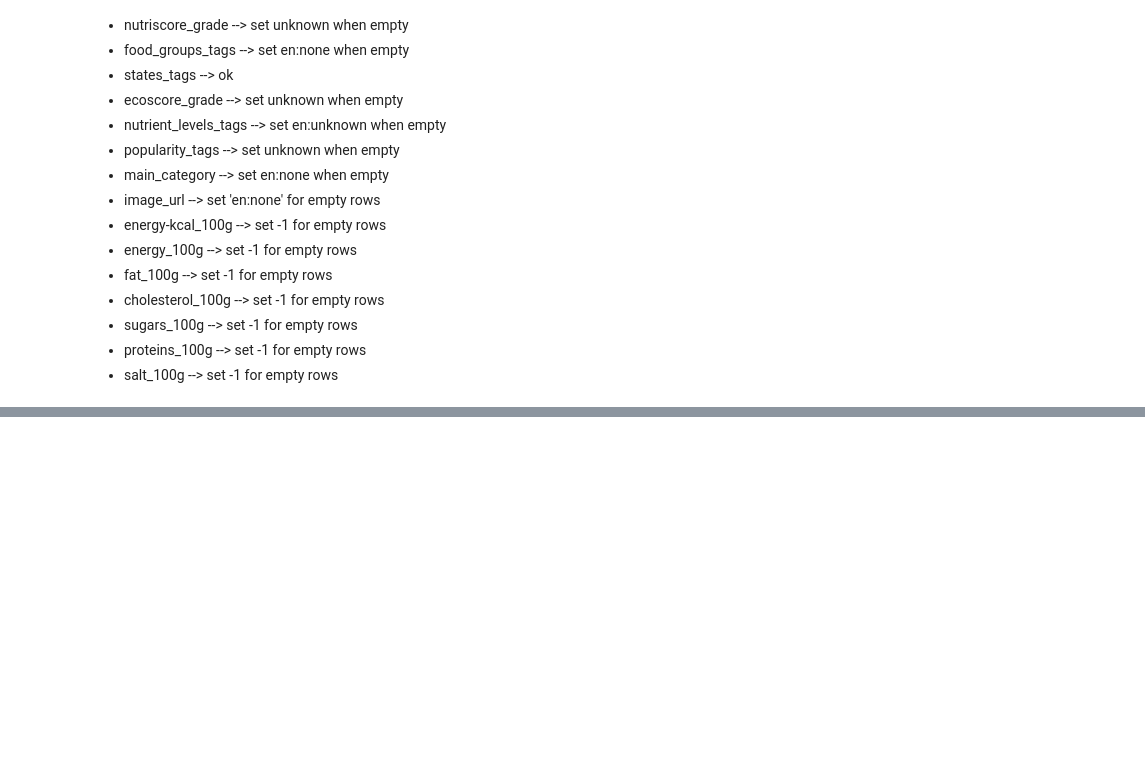
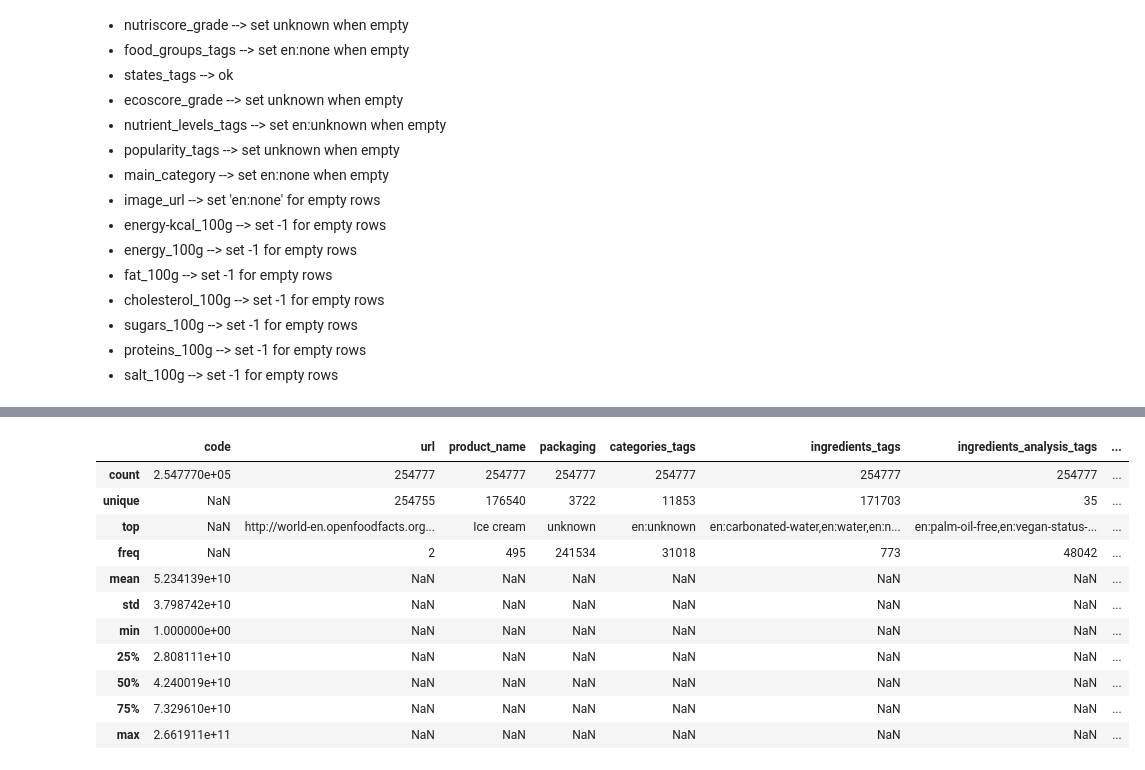
Before and after one commit to littlerobinson/foodstuffs_recommendation, a Jupyter notebook: notebooks/research_alex.ipynb, the cells around one changed output, grey strips where cells are left out. Drawn from its saved outputs; the diff is of its cells as text; code cells hidden in the pictures; blank space fills up the shorter version.

```diff
--- a/notebooks/research_alex.ipynb
+++ b/notebooks/research_alex.ipynb
@@ -620,0 +627,15 @@ Name: count, dtype: int64
+# %%
+clean_data.describe(include='all')
+# %% [output]
+|  | code | url | product_name | packaging | categories_tags | ingredients_tags | ingredients_analysis_tags | ... |
+| count | 2.547770e+05 | 254777 | 254777 | 254777 | 254777 | 254777 | 254777 | ... |
+| unique | NaN | 254755 | 176540 | 3722 | 11853 | 171703 | 35 | ... |
+| top | NaN | http://world-en.openfoodfacts.org... | Ice cream | unknown | en:unknown | en:carbonated-water,en:water,en:n... | en:palm-oil-free,en:vegan-status-... | ... |
+| freq | NaN | 2 | 495 | 241534 | 31018 | 773 | 48042 | ... |
+| mean | 5.234139e+10 | NaN | NaN | NaN | NaN | NaN | NaN | ... |
+| std | 3.798742e+10 | NaN | NaN | NaN | NaN | NaN | NaN | ... |
+| min | 1.000000e+00 | NaN | NaN | NaN | NaN | NaN | NaN | ... |
+| 25% | 2.808111e+10 | NaN | NaN | NaN | NaN | NaN | NaN | ... |
+| 50% | 4.240019e+10 | NaN | NaN | NaN | NaN | NaN | NaN | ... |
+| 75% | 7.329610e+10 | NaN | NaN | NaN | NaN | NaN | NaN | ... |
+| max | 2.661911e+11 | NaN | NaN | NaN | NaN | NaN | NaN | ... |
```
Also changed, not shown: parts of 7 cells of this notebook.
